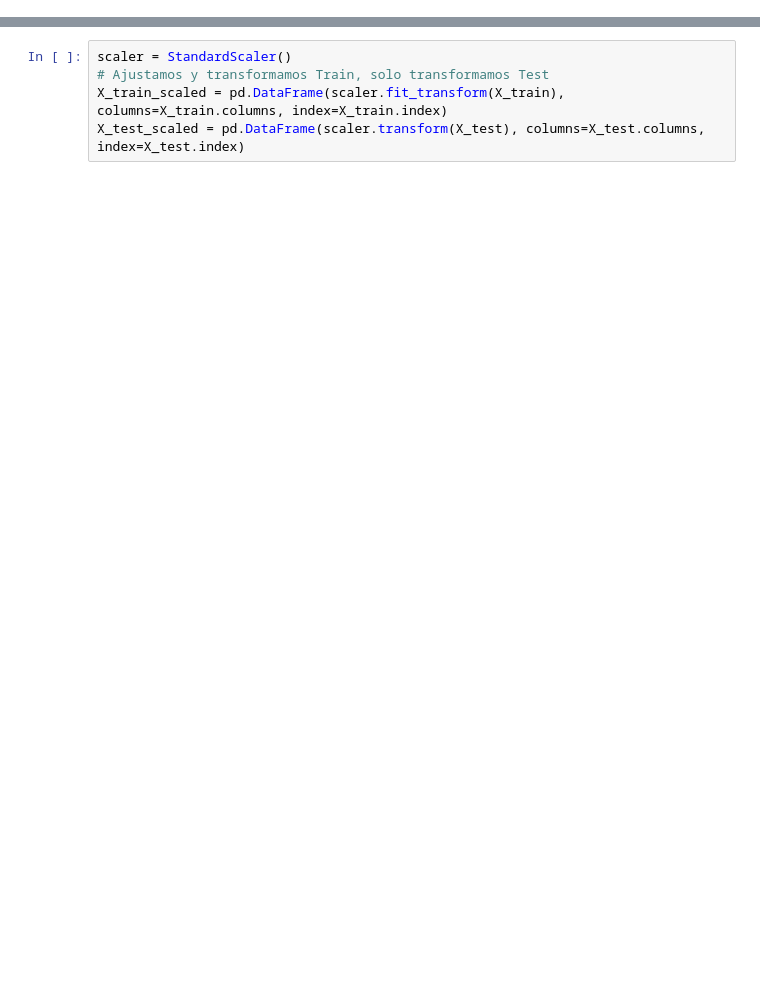
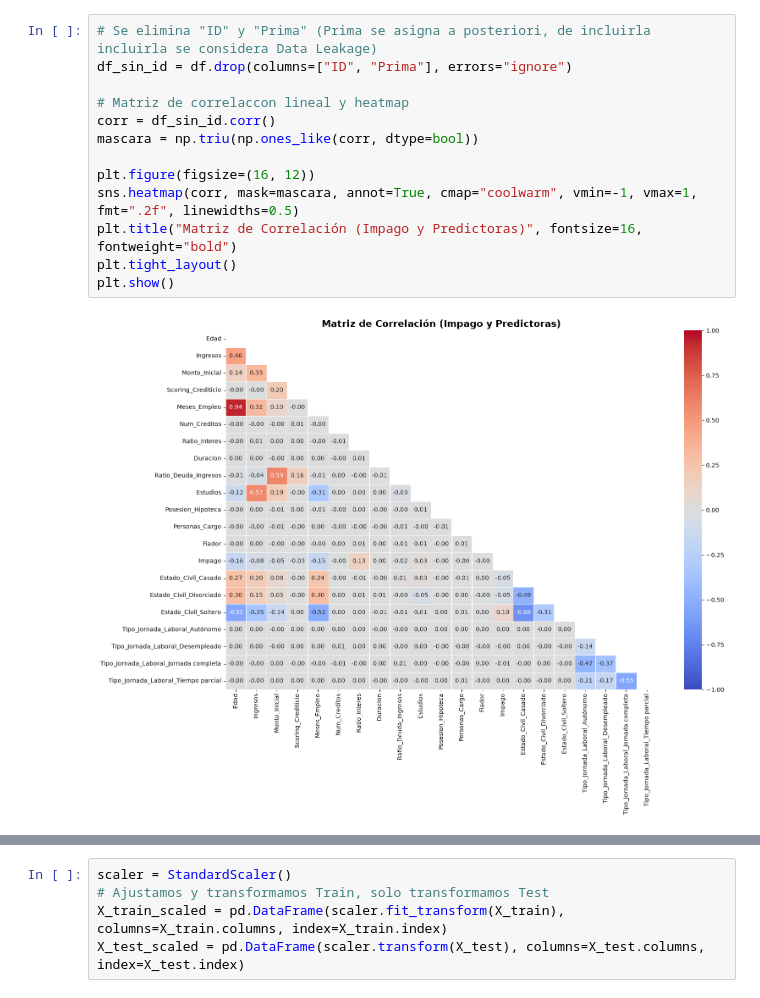
Before and after one commit to nereaaloria-ctrl/RETO-5-Verde-Claro, a Jupyter notebook: regresion logistica_modelo 2.ipynb, the cells around one changed output, grey strips where cells are left out. Drawn from its saved outputs; the diff is of its cells as text; blank space fills up the shorter version.

```diff
--- a/regresion logistica_modelo 2.ipynb
+++ b/regresion logistica_modelo 2.ipynb
@@ -40,0 +89,15 @@ print(df["Impago"].value_counts(normalize=True) * 100)
+# %%
+# Se elimina "ID" y "Prima" (Prima se asigna a posteriori, de incluirla incluirla se considera Data Leakage)
+df_sin_id = df.drop(columns=["ID", "Prima"], errors="ignore")
+
+# Matriz de correlaccon lineal y heatmap
+corr = df_sin_id.corr()
+mascara = np.triu(np.ones_like(corr, dtype=bool))
+
+plt.figure(figsize=(16, 12))
+sns.heatmap(corr, mask=mascara, annot=True, cmap="coolwarm", vmin=-1, vmax=1, fmt=".2f", linewidths=0.5)
+plt.title("Matriz de Correlación (Impago y Predictoras)", fontsize=16, fontweight="bold")
+plt.tight_layout()
+plt.show()
+# %% [output]
+[figure, added]
```
Also changed, not shown: parts of 25 cells of this notebook.
